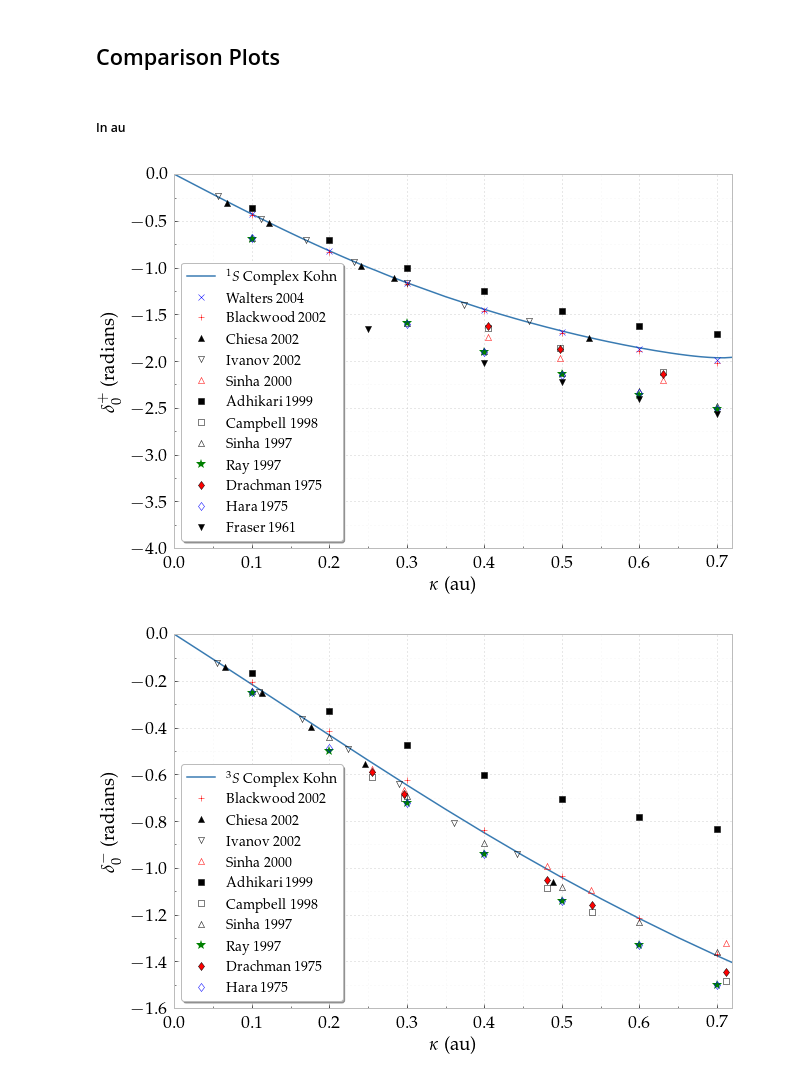
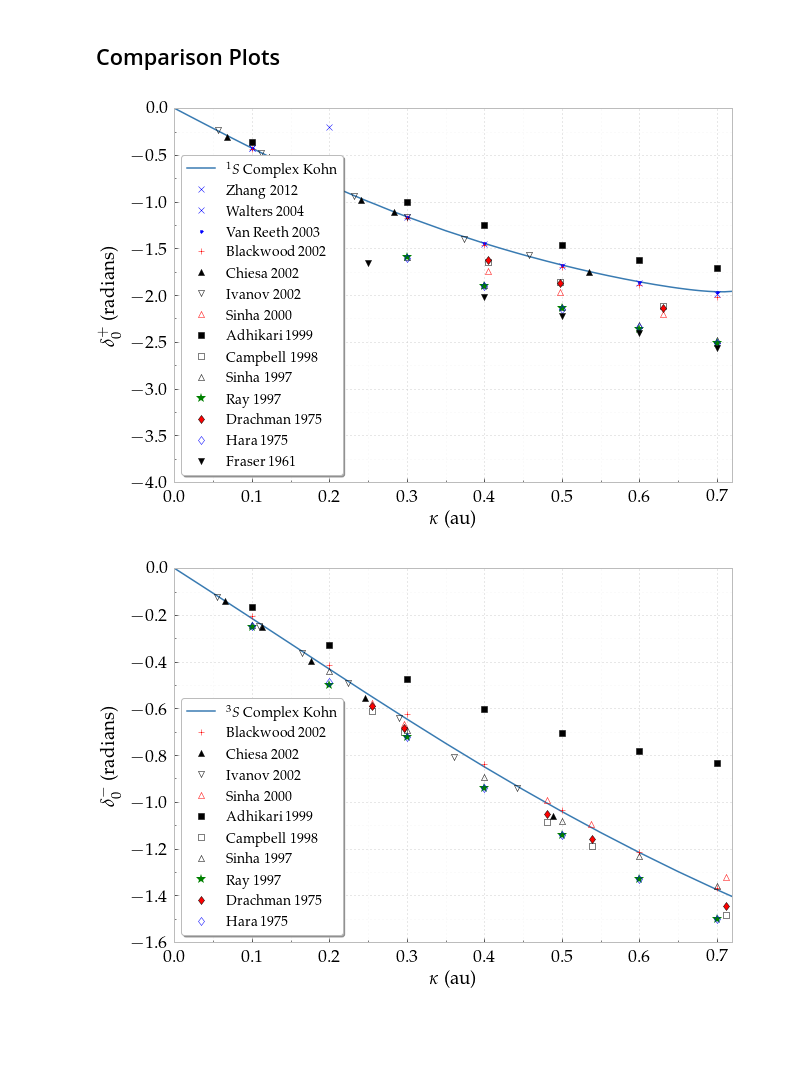
Before and after one commit to DentonW/Papers, a Jupyter notebook: PRA PsH/IPython/Paper Images.ipynb, the cells around one changed output. Cells and saved outputs as stored; diff of their text form; code cells hidden in the pictures; blank space fills up the shorter version.

```diff
--- a/PRA PsH/IPython/Paper Images.ipynb
+++ b/PRA PsH/IPython/Paper Images.ipynb
@@ -960,30 +993,30 @@ data = np.genfromtxt('Comparison S-Wave Triplet Results.txt',
-# %% [markdown]
-##### In au
 # %%
 df.plot(x='Kappa', y='Phase1S', marker='.', markersize=0.01, label=r'$^1S$ Complex Kohn', color=singletcolor)
+pyplot.plot(Zhang1S2012['kappa'], Zhang1S2012['phase'], 'bx', label='Zhang 2012')
 pyplot.plot(Walters1S2004['kappa'], Walters1S2004['phase'], 'bx', label='Walters 2004')
+pyplot.plot(VanReeth1S2003['kappa'], VanReeth1S2003['phase'], '.', label='Van Reeth 2003')
 pyplot.plot(Blackwood1S2002['kappa'], Blackwood1S2002['phase'], 'r+', label='Blackwood 2002')
 pyplot.plot(Chiesa1S2002['kappa'], Chiesa1S2002['phase'], 'k^', label='Chiesa 2002')
 pyplot.plot(Ivanov1S2002['kappa'], Ivanov1S2002['phase'], 'kv', markerfacecolor='none', markeredgecolor='k', label='Ivanov 2002')
 pyplot.plot(Sinha1S2000['kappa'], Sinha1S2000['phase'], '^', markerfacecolor='none', markeredgecolor='r', label='Sinha 2000')
 pyplot.plot(Adhikari1S1999['kappa'], Adhikari1S1999['phase'], 'ks', label='Adhikari 1999')
 pyplot.plot(Campbell1S1998['kappa'], Campbell1S1998['phase'], 's', markerfacecolor='none', markeredgecolor='k', label='Campbell 1998')
 pyplot.plot(Sinha1S1997['kappa'], Sinha1S1997['phase'], '^', markerfacecolor='none', markeredgecolor='k', label='Sinha 1997')
 pyplot.plot(Ray1S1997['kappa'], Ray1S1997['phase'], 'g*', markersize=10, markerfacecolor='g', markeredgecolor='none', label='Ray 1997')
 pyplot.plot(Drachman1S1975['kappa'], Drachman1S1975['phase'], 'rd', label='Drachman 1975')
 pyplot.plot(Hara1S1975['kappa'], Hara1S1975['phase'], 'd', markerfacecolor='none', markeredgecolor='b', label='Hara 1975')
 pyplot.plot(Fraser1S1961['kappa'], Fraser1S1961['phase'], 'kv', label='Fraser 1961')
 #pyplot.plot(['kappa'], ['phase'], '', label='')
 pyplot.xlabel(r"$\kappa$ (au)")
 pyplot.ylabel(r"$\delta_0^+$ (radians)")
 
 pyplot.legend()
 pyplot.xlim([0, 0.72])
 FixPlot(plt)
 pyplot.savefig('swave-singlet-comparison.pdf', bbox_inches='tight')
 pyplot.show()
 # %% [output]
-[figure, old version]
+[figure, new version]
 # %%
 df.plot(x='Kappa', y='Phase3S', marker='.', markersize=0.01, label=r'$^3S$ Complex Kohn', color=singletcolor)
 pyplot.plot(Blackwood3S2002['kappa'], Blackwood3S2002['phase'], 'r+', label='Blackwood 2002')
```
Also changed, not shown: parts of 10 cells of this notebook, 4 other files.
